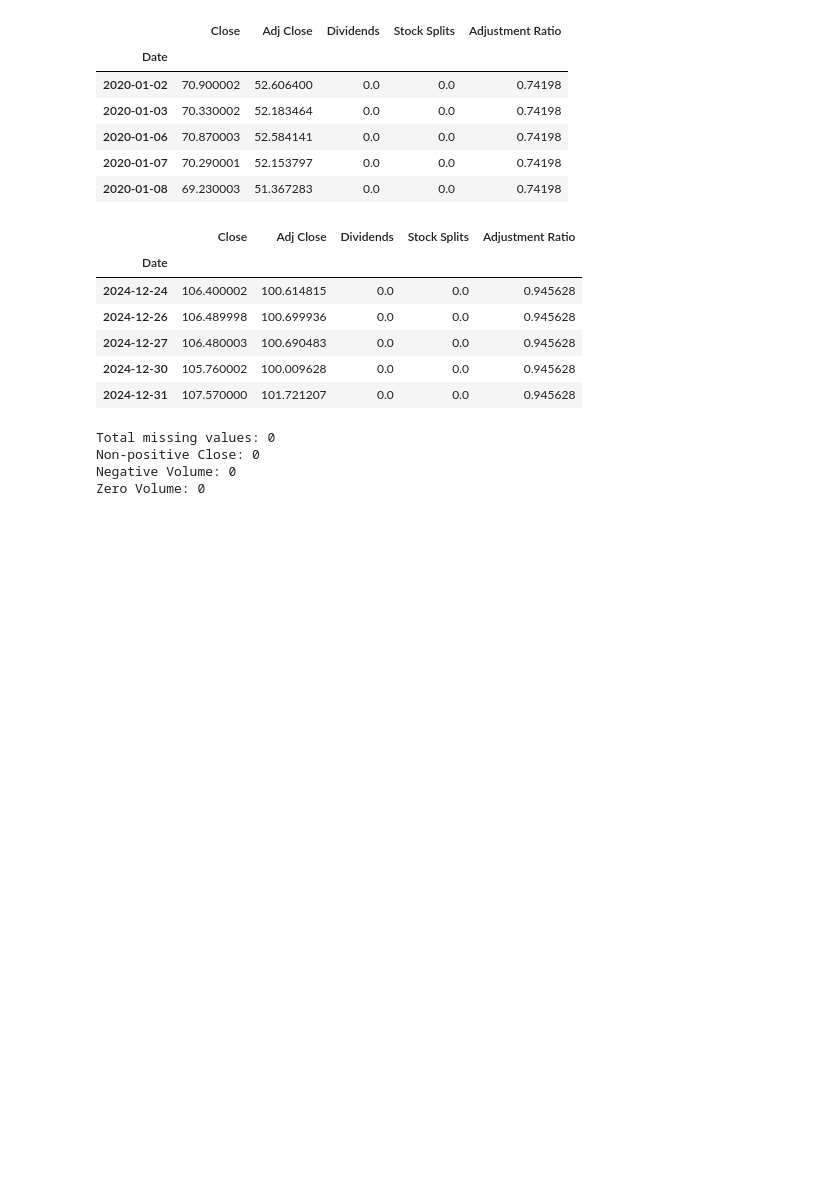
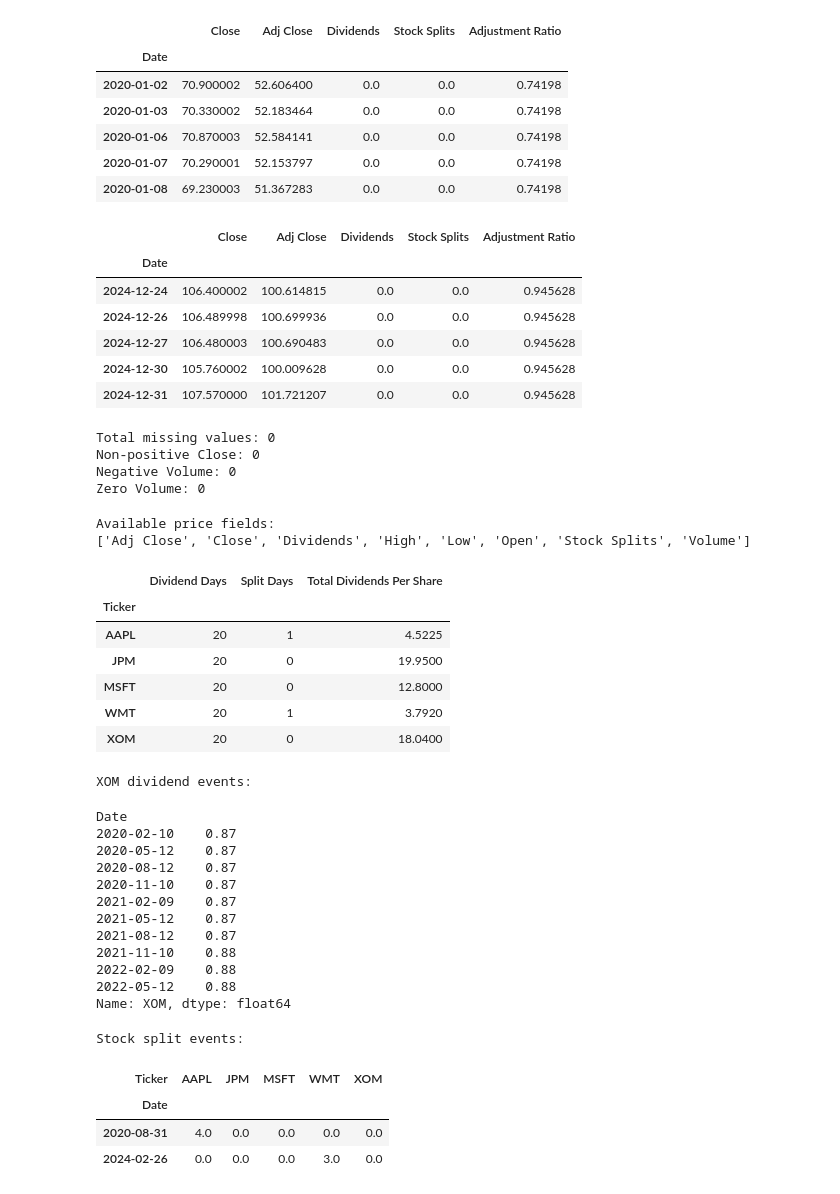
Before and after one commit to XiaoyuZou0915/equity-alpha-research, a Jupyter notebook: notebooks/01_data_exploration.ipynb, the cells around one changed output. Drawn from its saved outputs; the diff is of its cells as text; code cells hidden in the pictures; blank space fills up the shorter version.

```diff
--- a/notebooks/01_data_exploration.ipynb
+++ b/notebooks/01_data_exploration.ipynb
@@ -186,3 +186,62 @@ Total missing values: 0
 Non-positive Close: 0
 Negative Volume: 0
 Zero Volume: 0
+# %%
+# Day 3 — Step 1.1: Corporate Actions Audit
+
+# Check available corporate-action fields
+print("Available price fields:")
+print(prices.columns.get_level_values("Price").unique().tolist())
+
+# Extract dividends and stock splits
+dividends = prices["Dividends"]
+splits = prices["Stock Splits"]
+
+# Count corporate-action events by ticker
+action_summary = pd.DataFrame({
+    "Dividend Days": (dividends > 0).sum(),
+    "Split Days": (splits != 0).sum(),
+    "Total Dividends Per Share": dividends.sum()
+})
+
+display(action_summary)
+
+# Show XOM dividend events
+xom_dividend_events = dividends.loc[dividends["XOM"] > 0, "XOM"]
+
+print("\nXOM dividend events:")
+display(xom_dividend_events.head(10))
+
+# Show all stock split events
+split_events = splits[splits.ne(0).any(axis=1)]
+
+print("\nStock split events:")
+display(split_events)
+# %% [output]
+Available price fields:
+['Adj Close', 'Close', 'Dividends', 'High', 'Low', 'Open', 'Stock Splits', 'Volume']
+|  | Dividend Days | Split Days | Total Dividends Per Share |
+| Ticker |  |  |  |
+| AAPL | 20 | 1 | 4.5225 |
+| JPM | 20 | 0 | 19.9500 |
+| MSFT | 20 | 0 | 12.8000 |
+| WMT | 20 | 1 | 3.7920 |
+| XOM | 20 | 0 | 18.0400 |
+XOM dividend events:
+Date
+2020-02-10    0.87
+2020-05-12    0.87
+2020-08-12    0.87
+2020-11-10    0.87
+2021-02-09    0.87
+2021-05-12    0.87
+2021-08-12    0.87
+2021-11-10    0.88
+2022-02-09    0.88
+2022-05-12    0.88
+Name: XOM, dtype: float64
+Stock split events:
+| Ticker | AAPL | JPM | MSFT | WMT | XOM |
+| Date |  |  |  |  |  |
+| 2020-08-31 | 4.0 | 0.0 | 0.0 | 0.0 | 0.0 |
+| 2024-02-26 | 0.0 | 0.0 | 0.0 | 3.0 | 0.0 |
```
Also changed, not shown: parts of 4 cells of this notebook, 3 other files.
